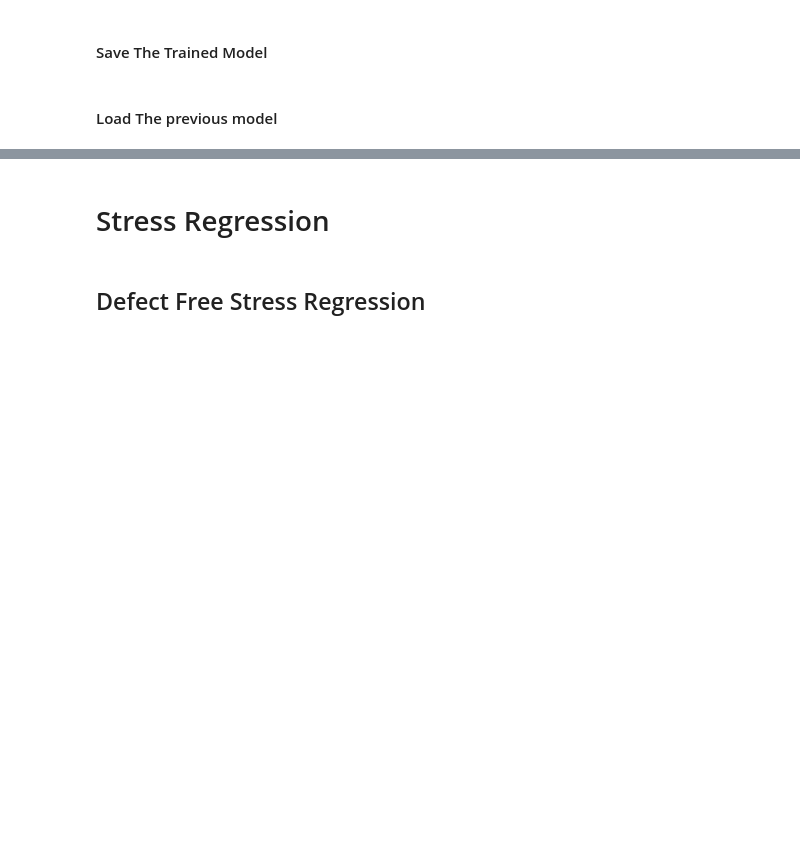
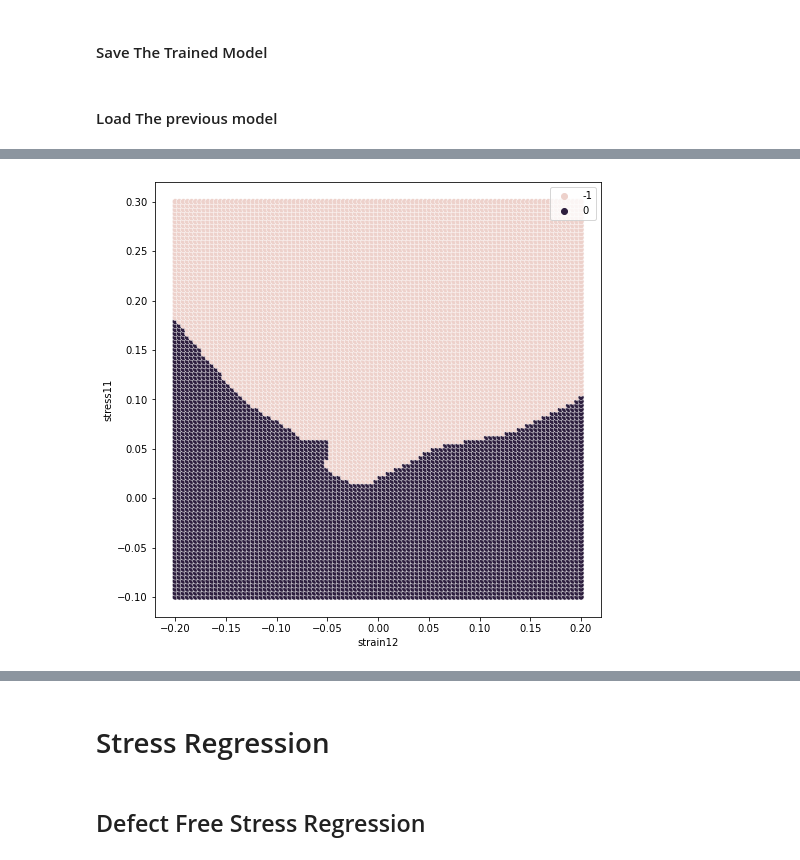
Before and after one commit to Rahat084/summer-project, a Jupyter notebook: notebooks/keras_ml_trainning.ipynb, the cells around one changed output, grey strips where cells are left out. Drawn from its saved outputs; the diff is of its cells as text; code cells hidden in the pictures; blank space fills up the shorter version.

```diff
--- a/notebooks/keras_ml_trainning.ipynb
+++ b/notebooks/keras_ml_trainning.ipynb
@@ -215,0 +218,16 @@ sns.scatterplot(x=test_cord[:,0],y=test_cord[:,1],hue=predictions).figure.savefi
+# %%
+fig=plt.figure(figsize=(8,8))
+test_norm=np.linspace(-0.1,0.3,100)
+test_shear=np.linspace(-0.2,0.2,100)
+test_cord=[[i,0,j] for i in test_norm for j in test_shear]
+test_cord=np.array(test_cord)
+predictions=model.predict(scaler.fit_transform(test_cord))
+predictions=np.argmax(predictions,axis=1)
+predictions[predictions==0]=-1
+predictions[predictions==1]=0
+predictions[predictions==2]=1
+sns.scatterplot(x=test_cord[:,2],y=test_cord[:,0],hue=predictions)#.figure.savefig("./output_0_shear.png")
+plt.xlabel("strain12")
+plt.ylabel("stress11");
+# %% [output]
+[figure, added]
```
Also changed, not shown: parts of 4 cells of this notebook, 2 other files.
